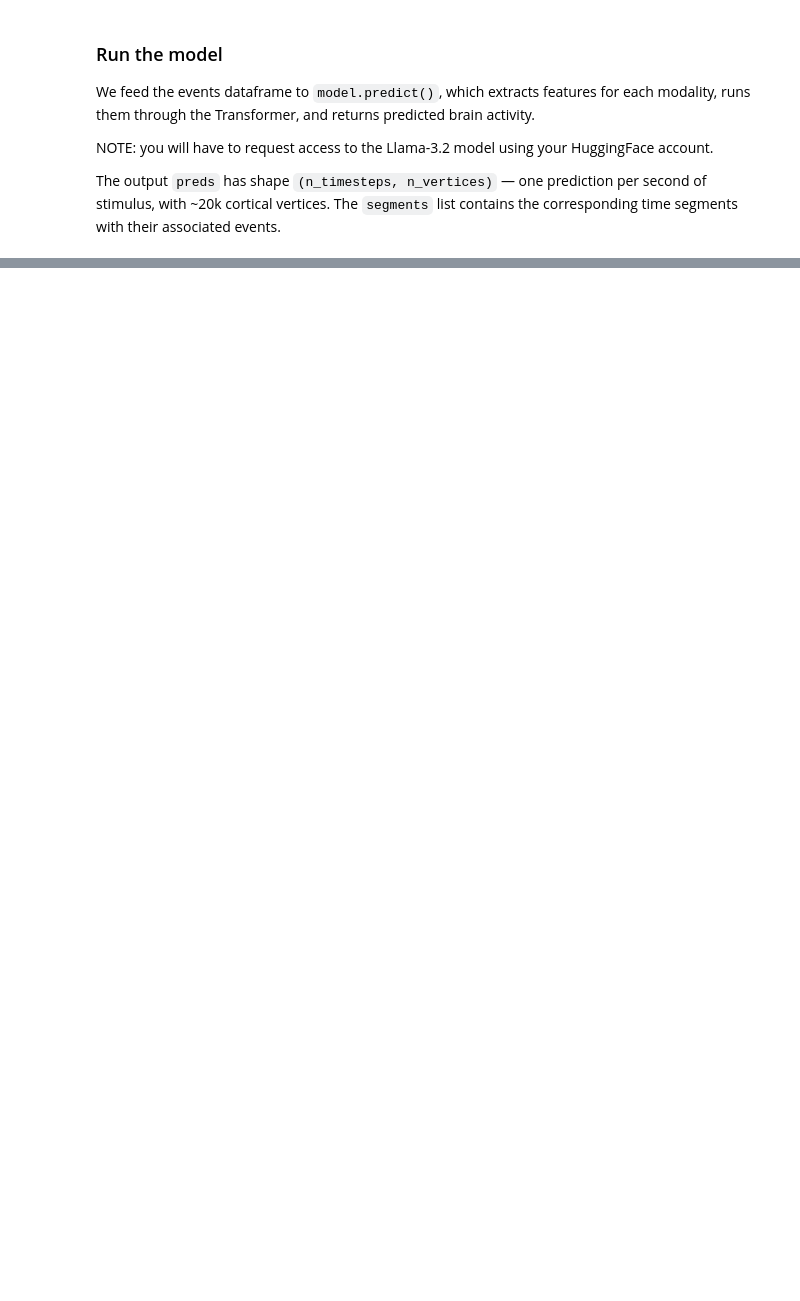
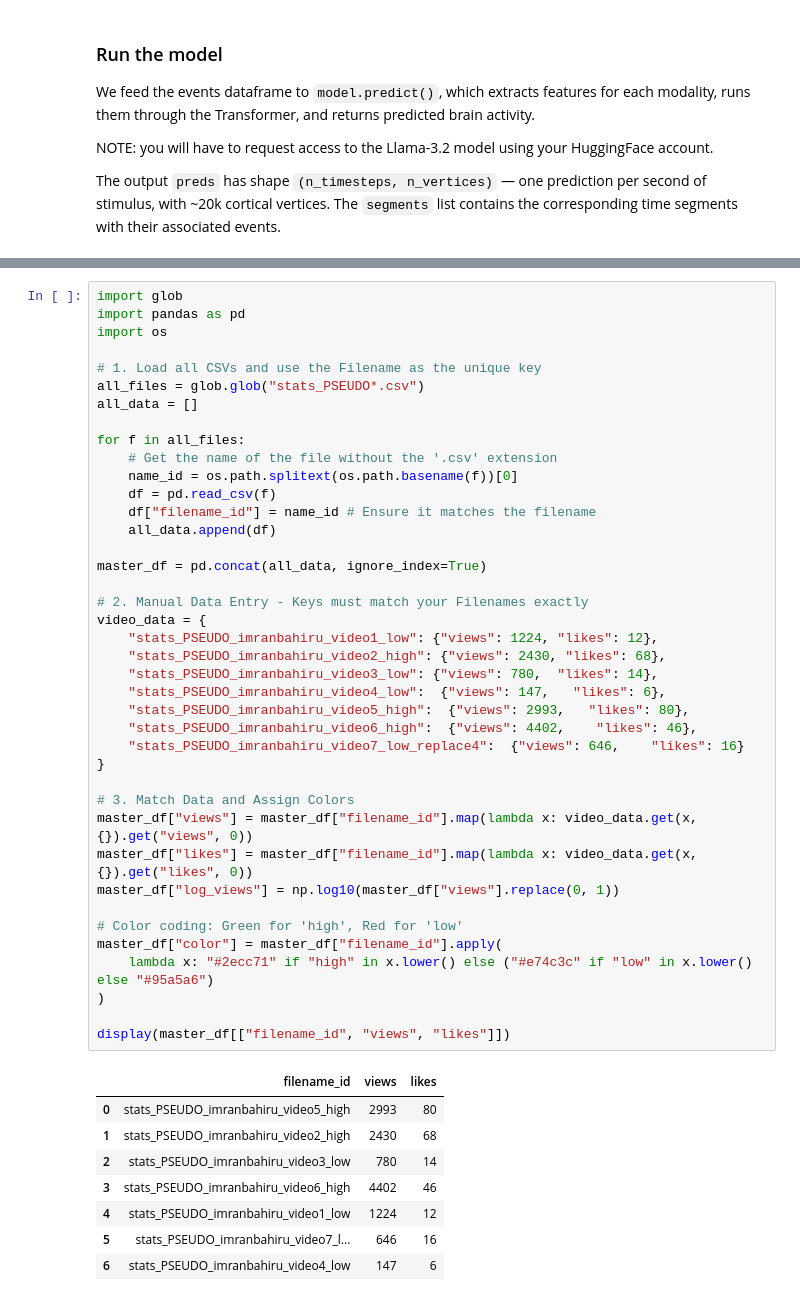
Before and after one commit to mg343/whitematter, a Jupyter notebook: tribe_working_iter_1.ipynb, the cells around one changed output, grey strips where cells are left out. Drawn from its saved outputs; the diff is of its cells as text; blank space fills up the shorter version.

```diff
--- a/tribe_working_iter_1.ipynb
+++ b/tribe_working_iter_1.ipynb
@@ -345,0 +309,49 @@ plt.show()
+# %%
+import glob
+import pandas as pd
+import os
+
+# 1. Load all CSVs and use the Filename as the unique key
+all_files = glob.glob("stats_PSEUDO*.csv")
+all_data = []
+
+for f in all_files:
+    # Get the name of the file without the '.csv' extension
+    name_id = os.path.splitext(os.path.basename(f))[0]
+    df = pd.read_csv(f)
+    df["filename_id"] = name_id # Ensure it matches the filename
+    all_data.append(df)
+
+master_df = pd.concat(all_data, ignore_index=True)
+
+# 2. Manual Data Entry - Keys must match your Filenames exactly
+video_data = {
+    "stats_PSEUDO_imranbahiru_video1_low": {"views": 1224, "likes": 12},
+    "stats_PSEUDO_imranbahiru_video2_high": {"views": 2430, "likes": 68},
+    "stats_PSEUDO_imranbahiru_video3_low": {"views": 780,  "likes": 14},
+    "stats_PSEUDO_imranbahiru_video4_low":  {"views": 147,   "likes": 6},
+    "stats_PSEUDO_imranbahiru_video5_high":  {"views": 2993,   "likes": 80},
+    "stats_PSEUDO_imranbahiru_video6_high":  {"views": 4402,    "likes": 46},
+    "stats_PSEUDO_imranbahiru_video7_low_replace4":  {"views": 646,    "likes": 16}
+}
+
+# 3. Match Data and Assign Colors
+master_df["views"] = master_df["filename_id"].map(lambda x: video_data.get(x, {}).get("views", 0))
+master_df["likes"] = master_df["filename_id"].map(lambda x: video_data.get(x, {}).get("likes", 0))
+master_df["log_views"] = np.log10(master_df["views"].replace(0, 1))
+
+# Color coding: Green for 'high', Red for 'low'
+master_df["color"] = master_df["filename_id"].apply(
+    lambda x: "#2ecc71" if "high" in x.lower() else ("#e74c3c" if "low" in x.lower() else "#95a5a6")
+)
+
+display(master_df[["filename_id", "views", "likes"]])
+# %% [output]
+|  | filename_id | views | likes |
+| 0 | stats_PSEUDO_imranbahiru_video5_high | 2993 | 80 |
+| 1 | stats_PSEUDO_imranbahiru_video2_high | 2430 | 68 |
+| 2 | stats_PSEUDO_imranbahiru_video3_low | 780 | 14 |
+| 3 | stats_PSEUDO_imranbahiru_video6_high | 4402 | 46 |
+| 4 | stats_PSEUDO_imranbahiru_video1_low | 1224 | 12 |
+| 5 | stats_PSEUDO_imranbahiru_video7_l... | 646 | 16 |
+| 6 | stats_PSEUDO_imranbahiru_video4_low | 147 | 6 |
```
Also changed, not shown: parts of 13 cells of this notebook.
